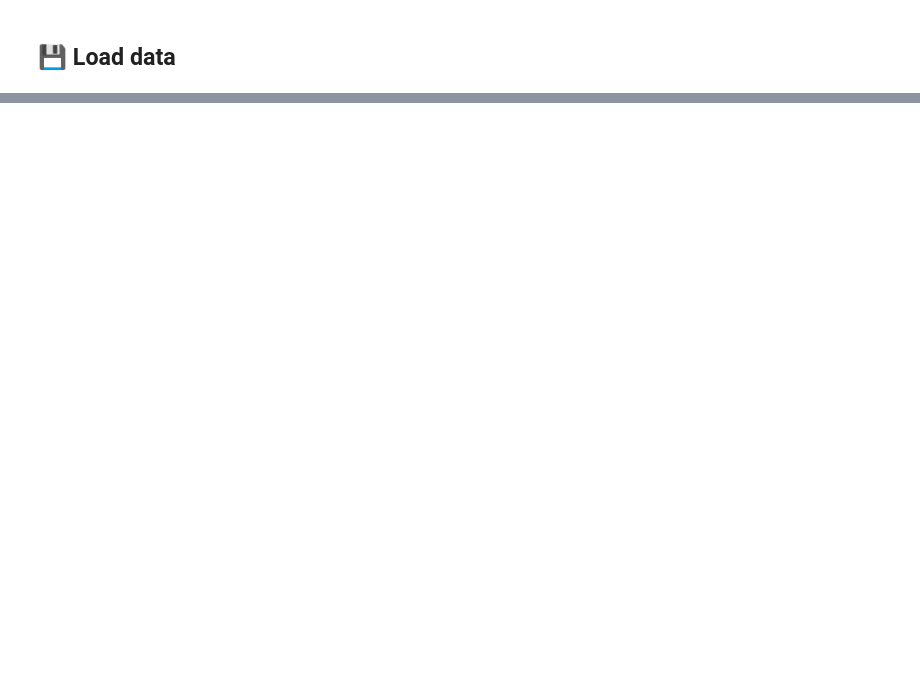
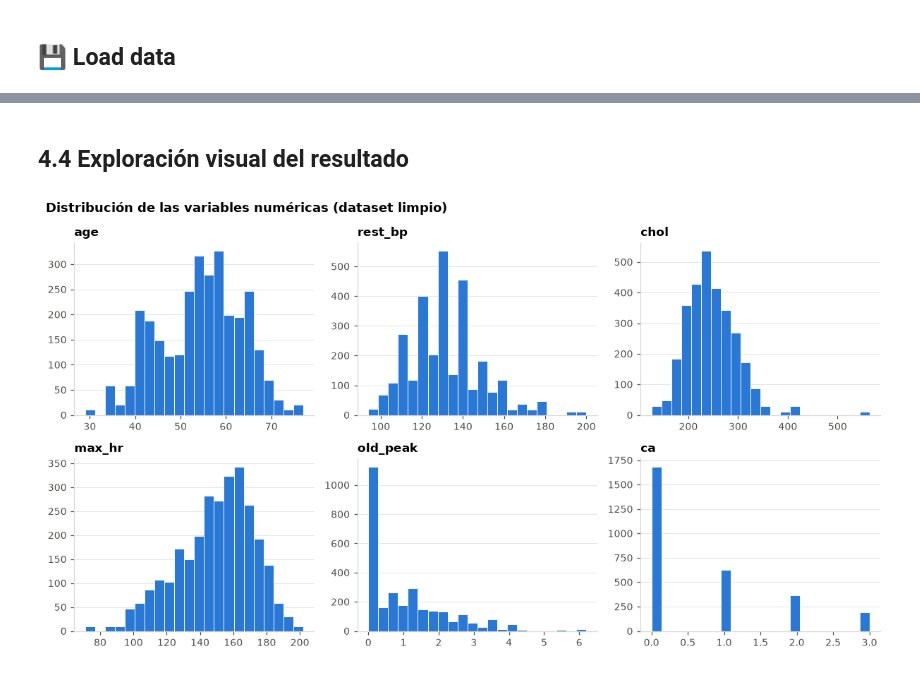
Before and after one commit to CarlosP1005/Heart---Data-Science-Project, a Jupyter notebook: notebooks/Exploracion_datos-cjps-2026-08-17.ipynb, the cells around one changed output, grey strips where cells are left out. Saved outputs shown, nothing was run; the diff lists cells and outputs as text; code cells hidden in the pictures; blank space fills up the shorter version.

```diff
--- a/notebooks/Exploracion_datos-cjps-2026-08-17.ipynb
+++ b/notebooks/Exploracion_datos-cjps-2026-08-17.ipynb
@@ -80,0 +871,10 @@ From the results obtained, what ideas or proposals can be generated to continue
+# %%
+a_eliminar = calidad.loc[calidad["eliminar"] != "no", "columna"].tolist()
+
+if a_eliminar:
+    df = df.drop(columns=a_eliminar)
+    print("Columnas eliminadas:", a_eliminar)
+else:
+    print("Ninguna columna cumple los criterios de eliminación.")
+    print(f"Nulos máximos en una columna: {df.isna().mean().max():.1%}")
+    print(f"Se conservan las {df.shape[1]} columnas.")
@@ -80,0 +946,15 @@ From the results obtained, what ideas or proposals can be generated to continue
+# %%
+# Comprobación programática de que no queda ningún tipo 'object' ni valor mixto
+assert not (df.dtypes == "object").any(), "Todavía hay columnas de tipo object"
+
+for col in df.columns:
+    tipos = df[col].dropna().map(type).unique()
+    assert len(tipos) == 1, f"La columna {col} contiene tipos mixtos: {tipos}"
+
+print("✔ Ninguna columna quedó como 'object'")
+print("✔ Cada columna contiene un único tipo de dato Python")
+print("✔ Todos los nulos se representan con el mismo marcador (pd.NA)")
+print(
+    f"\nMemoria: {crudo.memory_usage(deep=True).sum() / 1024:,.0f} KB (crudo)"
+    f"  ->  {df.memory_usage(deep=True).sum() / 1024:,.0f} KB (limpio)"
+)
@@ -80,0 +1027,23 @@ From the results obtained, what ideas or proposals can be generated to continue
+# %% [markdown]
+## 4.4 Exploración visual del resultado
+# %%
+fig, axes = plt.subplots(2, 3, figsize=(11, 6))
+for ax, col in zip(
+    axes.ravel(), ["age", "rest_bp", "chol", "max_hr", "old_peak", "ca"]
+):
+    s = df[col].dropna().astype(float)
+    ax.hist(s, bins=22, color=AZUL, edgecolor="white", linewidth=0.6)
+    ax.set_title(col, loc="left")
+    ax.grid(axis="y", alpha=0.7)
+    ax.set_axisbelow(True)
+fig.suptitle(
+    "Distribución de las variables numéricas (dataset limpio)",
+    x=0.01,
+    ha="left",
+    fontsize=12,
+    fontweight="bold",
+)
+plt.tight_layout()
+plt.show()
+# %% [output]
+[figure, added]
```
Also changed, not shown: parts of 70 cells of this notebook, 35 other files.
